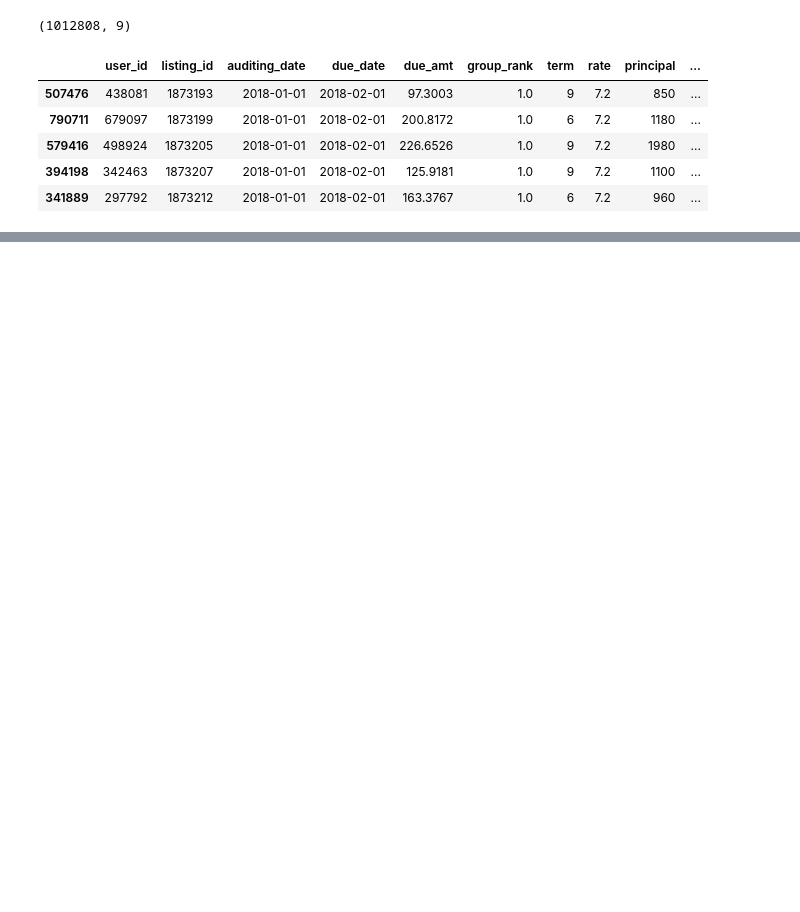
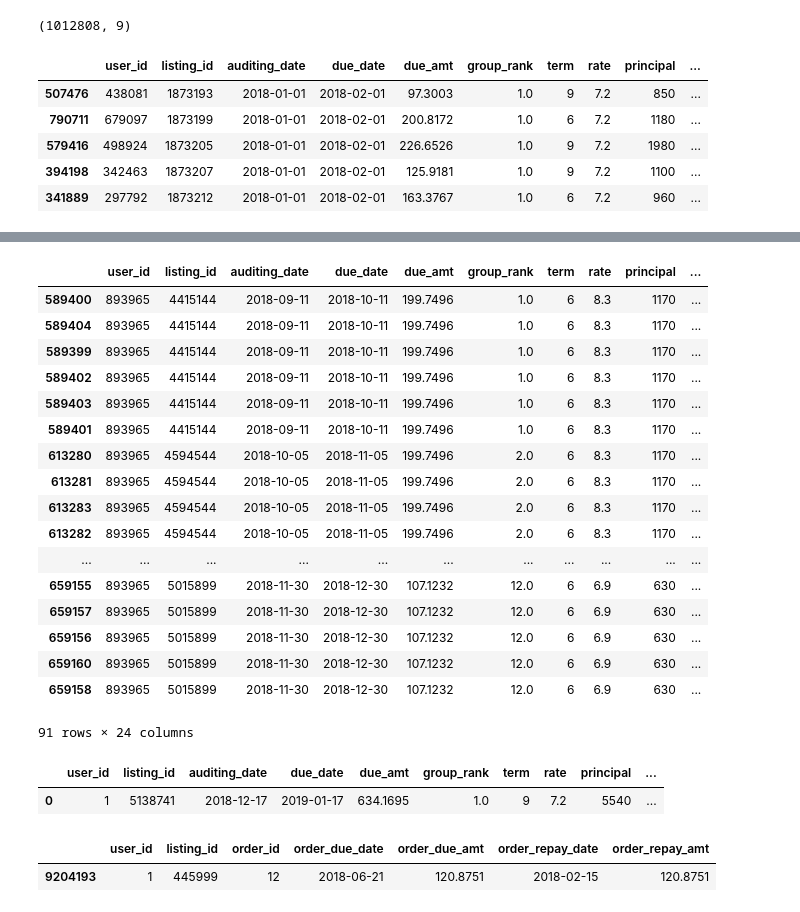
Before and after one commit to FlyingWing/jupyter, a Jupyter notebook: 第四届魔镜杯大赛.ipynb, the cells around one changed output, grey strips where cells are left out. Cells and saved outputs as stored; diff of their text form; code cells hidden in the pictures; blank space fills up the shorter version.

```diff
--- a/第四届魔镜杯大赛.ipynb
+++ b/第四届魔镜杯大赛.ipynb
@@ -38,4 +30,4 @@ train_data['repay_amt'].isnull().sum()
 # %% [output]
 117192
 # %%
-sub_train_data = train_data[~ train_data.repay_date.isnull()]
+sub_train_data = raw_train_data[~ raw_train_data.repay_date.isnull()]
@@ -105,3 +93,14 @@ features = ['due_amt', 'group_rank', 'term', 'rate', 'principal']
 # %%
 # 用户注册时间和成交时间相隔月数
 new_data['use_month'] = new_data.apply(lambda row:monthDiff(row['auditing_date'], row['reg_mon']), axis=1)
+# %%
+# 用户画像数据
+user_taglist = pd.read_csv(BASE_PATH + "user_taglist.csv", na_values="\\N")
+new_data = new_data.merge(listing_info, on=['user_id', 'listing_id', 'auditing_date'], how="inner")
+# %%
+# 用户还款日志表
+user_repay_logs = pd.read_csv(BASE_PATH + "user_repay_logs.csv", na_values="\\N")
+user_repay_logs.rename(columns={'due_date':'order_due_date',
+                                'due_amt':'order_due_amt',
+                                'repay_date':'order_repay_date',
+                                'repay_amt':'order_repay_amt'}, inplace=True)
@@ -107,0 +134,33 @@ new_data['use_month'] = new_data.apply(lambda row:monthDiff(row['auditing_date']
+# %%
+a = new_data.merge(user_repay_logs[['listing_id', 'order_id', 'order_due_date', 'order_due_amt', 'order_repay_date', 'order_repay_amt']], on="listing_id", how="inner")
+# %%
+a[a.user_id == 893965].sort_values(["listing_id", "order_id"])
+# %% [output]
+|  | user_id | listing_id | auditing_date | due_date | due_amt | group_rank | term | rate | principal | ... |
+| 589400 | 893965 | 4415144 | 2018-09-11 | 2018-10-11 | 199.7496 | 1.0 | 6 | 8.3 | 1170 | ... |
+| 589404 | 893965 | 4415144 | 2018-09-11 | 2018-10-11 | 199.7496 | 1.0 | 6 | 8.3 | 1170 | ... |
+| 589399 | 893965 | 4415144 | 2018-09-11 | 2018-10-11 | 199.7496 | 1.0 | 6 | 8.3 | 1170 | ... |
+| 589402 | 893965 | 4415144 | 2018-09-11 | 2018-10-11 | 199.7496 | 1.0 | 6 | 8.3 | 1170 | ... |
+| 589403 | 893965 | 4415144 | 2018-09-11 | 2018-10-11 | 199.7496 | 1.0 | 6 | 8.3 | 1170 | ... |
+| 589401 | 893965 | 4415144 | 2018-09-11 | 2018-10-11 | 199.7496 | 1.0 | 6 | 8.3 | 1170 | ... |
+| 613280 | 893965 | 4594544 | 2018-10-05 | 2018-11-05 | 199.7496 | 2.0 | 6 | 8.3 | 1170 | ... |
+| 613281 | 893965 | 4594544 | 2018-10-05 | 2018-11-05 | 199.7496 | 2.0 | 6 | 8.3 | 1170 | ... |
+| 613283 | 893965 | 4594544 | 2018-10-05 | 2018-11-05 | 199.7496 | 2.0 | 6 | 8.3 | 1170 | ... |
+| 613282 | 893965 | 4594544 | 2018-10-05 | 2018-11-05 | 199.7496 | 2.0 | 6 | 8.3 | 1170 | ... |
+| ... | ... | ... | ... | ... | ... | ... | ... | ... | ... | ... |
+| 659155 | 893965 | 5015899 | 2018-11-30 | 2018-12-30 | 107.1232 | 12.0 | 6 | 6.9 | 630 | ... |
+| 659157 | 893965 | 5015899 | 2018-11-30 | 2018-12-30 | 107.1232 | 12.0 | 6 | 6.9 | 630 | ... |
+| 659156 | 893965 | 5015899 | 2018-11-30 | 2018-12-30 | 107.1232 | 12.0 | 6 | 6.9 | 630 | ... |
+| 659160 | 893965 | 5015899 | 2018-11-30 | 2018-12-30 | 107.1232 | 12.0 | 6 | 6.9 | 630 | ... |
+| 659158 | 893965 | 5015899 | 2018-11-30 | 2018-12-30 | 107.1232 | 12.0 | 6 | 6.9 | 630 | ... |
+91 rows × 24 columns
+# %%
+new_data[new_data.user_id == 1]
+# %% [output]
+|  | user_id | listing_id | auditing_date | due_date | due_amt | group_rank | term | rate | principal | ... |
+| 0 | 1 | 5138741 | 2018-12-17 | 2019-01-17 | 634.1695 | 1.0 | 9 | 7.2 | 5540 | ... |
+# %%
+user_repay_logs[user_repay_logs.user_id == 1]
+# %% [output]
+|  | user_id | listing_id | order_id | order_due_date | order_due_amt | order_repay_date | order_repay_amt |
+| 9204193 | 1 | 445999 | 12 | 2018-06-21 | 120.8751 | 2018-02-15 | 120.8751 |
```
Also changed, not shown: parts of 21 cells of this notebook.
